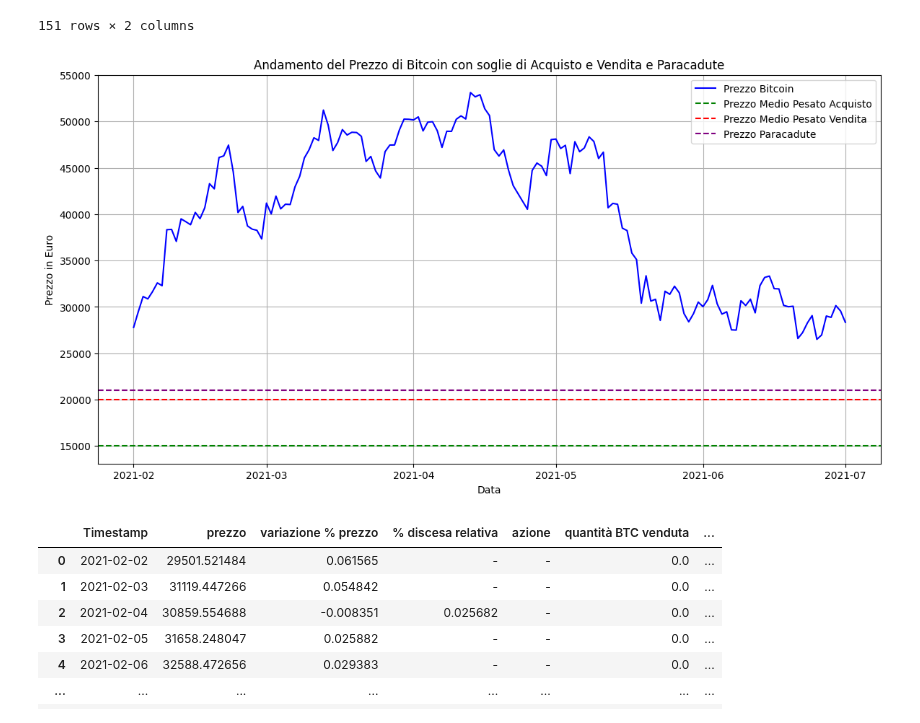
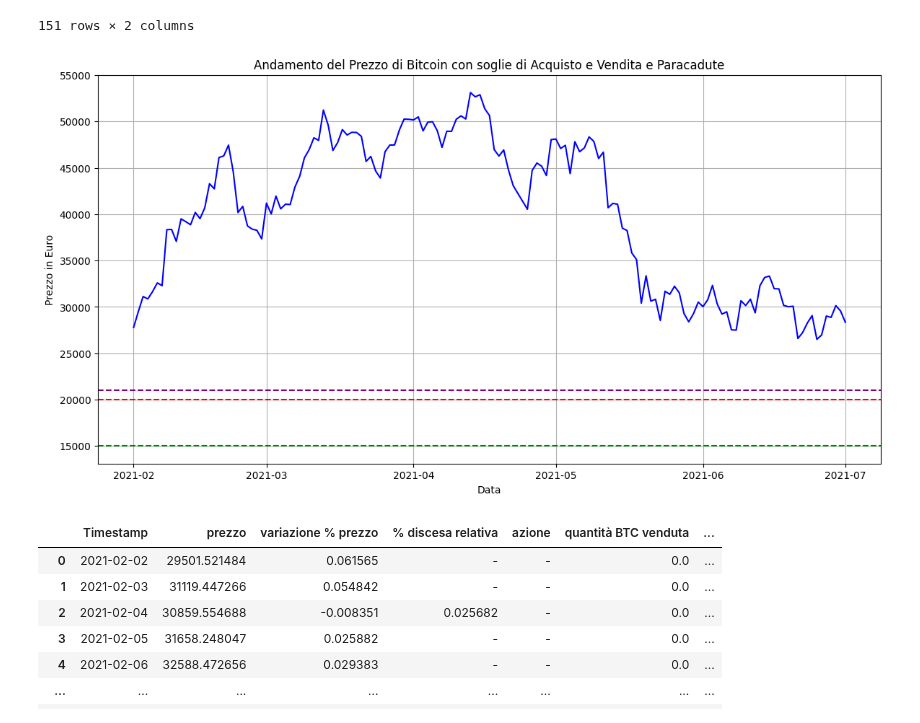
Before and after one commit to AleImbri/Crypto-strategies-simulations, a Jupyter notebook: Strategia vendita Bitcoin.ipynb, the cells around one changed output. Saved outputs shown, nothing was run; the diff lists cells and outputs as text; code cells hidden in the pictures.

```diff
--- a/Strategia vendita Bitcoin.ipynb
+++ b/Strategia vendita Bitcoin.ipynb
@@ -60,28 +60,28 @@ base_di_riferimento = prezzo_medio_vendite * (1 + pct_paracadute)
 # %%
 # Creazione del grafico
 plt.figure(figsize=(14, 7))
 plt.plot(dati["Timestamp"], dati["Price"], color="blue", label="Prezzo Bitcoin")
 
 # Linea verde per il prezzo medio di acquisto
 plt.axhline(y=prezzo_medio_acquisti, color="green", linestyle="--", linewidth=1.5, label="Prezzo Medio Pesato Acquisto")
 
 # Linea rossa per il prezzo medio di vendita
 plt.axhline(y=prezzo_medio_vendite, color="red", linestyle="--", linewidth=1.5, label="Prezzo Medio Pesato Vendita")
 
 # Linea rossa per il prezzo medio di vendita
 plt.axhline(y=base_di_riferimento, color="purple", linestyle="--", linewidth=1.5, label="Prezzo Paracadute")
 
 # Dettagli del grafico
 plt.title("Andamento del Prezzo di Bitcoin con soglie di Acquisto e Vendita e Paracadute")
 plt.xlabel("Data")
 plt.ylabel("Prezzo in Euro")
-plt.legend()
+# plt.legend()
 plt.grid()
 
 # Mostra il grafico
 plt.show()
 # %% [output]
-[figure, old version]
+[figure, new version]
 # %%
 # Variabili iniziali
 btc_posseduti = bitcoin_iniziali
```
Also changed, not shown: 3 other files.
